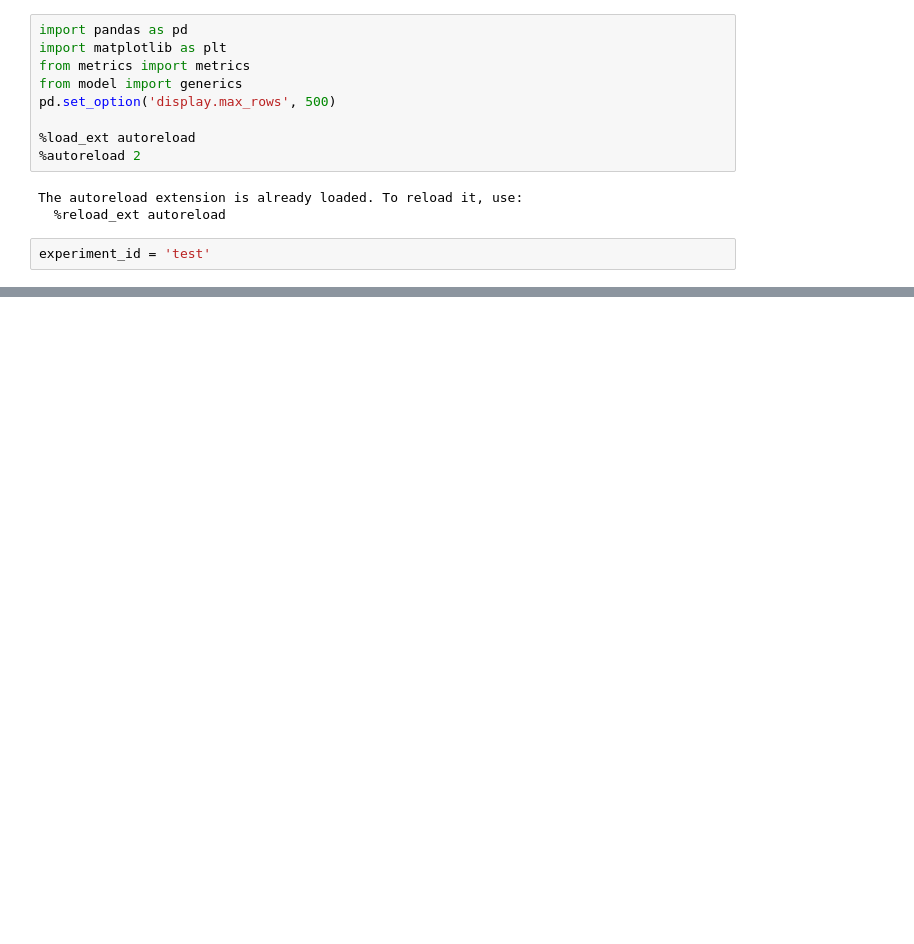
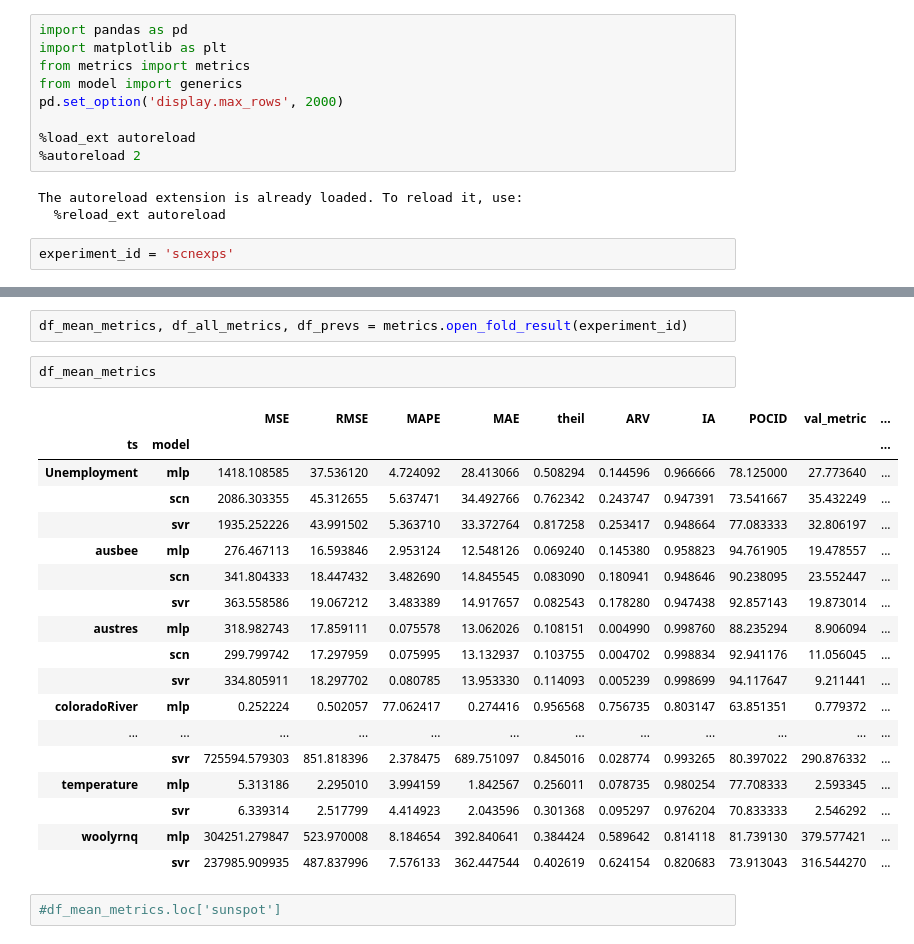
Before and after one commit to domingos108/experiments, a Jupyter notebook: notebook/calculate_metrics.ipynb, the cells around one changed output, grey strips where cells are left out. Cells and saved outputs as stored; diff of their text form; blank space fills up the shorter version.

Commit message:
feat: snc model

```diff
--- a/notebook/calculate_metrics.ipynb
+++ b/notebook/calculate_metrics.ipynb
@@ -3,7 +3,7 @@ import pandas as pd
 import matplotlib as plt
 from metrics import metrics
 from model import generics
-pd.set_option('display.max_rows', 500)
+pd.set_option('display.max_rows', 2000)
 
 %load_ext autoreload
 %autoreload 2
@@ -11,4 +11,4 @@ pd.set_option('display.max_rows', 500)
 The autoreload extension is already loaded. To reload it, use:
   %reload_ext autoreload
 # %%
-experiment_id = 'test'
+experiment_id = 'scnexps'
@@ -216,0 +49,25 @@ for k, dft in df_mean_metrics.reset_index().groupby('ts'):
+# %%
+df_mean_metrics, df_all_metrics, df_prevs = metrics.open_fold_result(experiment_id)
+# %%
+df_mean_metrics
+# %% [output]
+|  |  | MSE | RMSE | MAPE | MAE | theil | ARV | IA | POCID | val_metric | ... |
+| ts | model |  |  |  |  |  |  |  |  |  | ... |
+| Unemployment | mlp | 1418.108585 | 37.536120 | 4.724092 | 28.413066 | 0.508294 | 0.144596 | 0.966666 | 78.125000 | 27.773640 | ... |
+|  | scn | 2086.303355 | 45.312655 | 5.637471 | 34.492766 | 0.762342 | 0.243747 | 0.947391 | 73.541667 | 35.432249 | ... |
+|  | svr | 1935.252226 | 43.991502 | 5.363710 | 33.372764 | 0.817258 | 0.253417 | 0.948664 | 77.083333 | 32.806197 | ... |
+| ausbee | mlp | 276.467113 | 16.593846 | 2.953124 | 12.548126 | 0.069240 | 0.145380 | 0.958823 | 94.761905 | 19.478557 | ... |
+|  | scn | 341.804333 | 18.447432 | 3.482690 | 14.845545 | 0.083090 | 0.180941 | 0.948646 | 90.238095 | 23.552447 | ... |
+|  | svr | 363.558586 | 19.067212 | 3.483389 | 14.917657 | 0.082543 | 0.178280 | 0.947438 | 92.857143 | 19.873014 | ... |
+| austres | mlp | 318.982743 | 17.859111 | 0.075578 | 13.062026 | 0.108151 | 0.004990 | 0.998760 | 88.235294 | 8.906094 | ... |
+|  | scn | 299.799742 | 17.297959 | 0.075995 | 13.132937 | 0.103755 | 0.004702 | 0.998834 | 92.941176 | 11.056045 | ... |
+|  | svr | 334.805911 | 18.297702 | 0.080785 | 13.953330 | 0.114093 | 0.005239 | 0.998699 | 94.117647 | 9.211441 | ... |
+| coloradoRiver | mlp | 0.252224 | 0.502057 | 77.062417 | 0.274416 | 0.956568 | 0.756735 | 0.803147 | 63.851351 | 0.779372 | ... |
+| ... | ... | ... | ... | ... | ... | ... | ... | ... | ... | ... | ... |
+|  | svr | 725594.579303 | 851.818396 | 2.378475 | 689.751097 | 0.845016 | 0.028774 | 0.993265 | 80.397022 | 290.876332 | ... |
+| temperature | mlp | 5.313186 | 2.295010 | 3.994159 | 1.842567 | 0.256011 | 0.078735 | 0.980254 | 77.708333 | 2.593345 | ... |
+|  | svr | 6.339314 | 2.517799 | 4.414923 | 2.043596 | 0.301368 | 0.095297 | 0.976204 | 70.833333 | 2.546292 | ... |
+| woolyrnq | mlp | 304251.279847 | 523.970008 | 8.184654 | 392.840641 | 0.384424 | 0.589642 | 0.814118 | 81.739130 | 379.577421 | ... |
+|  | svr | 237985.909935 | 487.837996 | 7.576133 | 362.447544 | 0.402619 | 0.624154 | 0.820683 | 73.913043 | 316.544270 | ... |
+# %%
+#df_mean_metrics.loc['sunspot']
```
Also changed, not shown: parts of 12 cells of this notebook, 41 other files.
